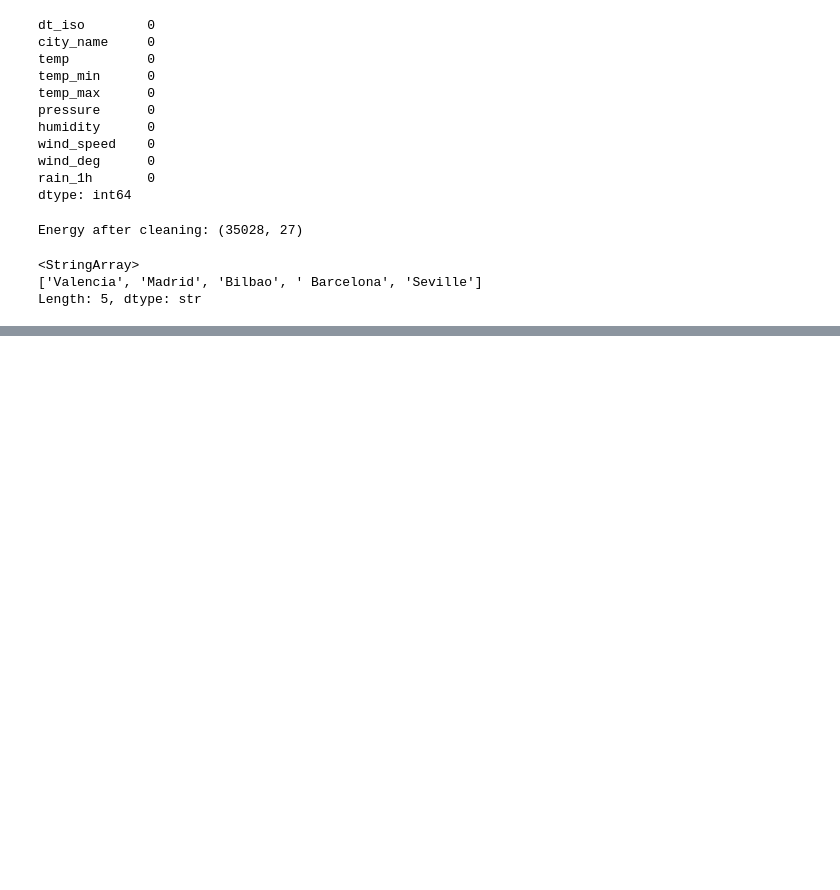
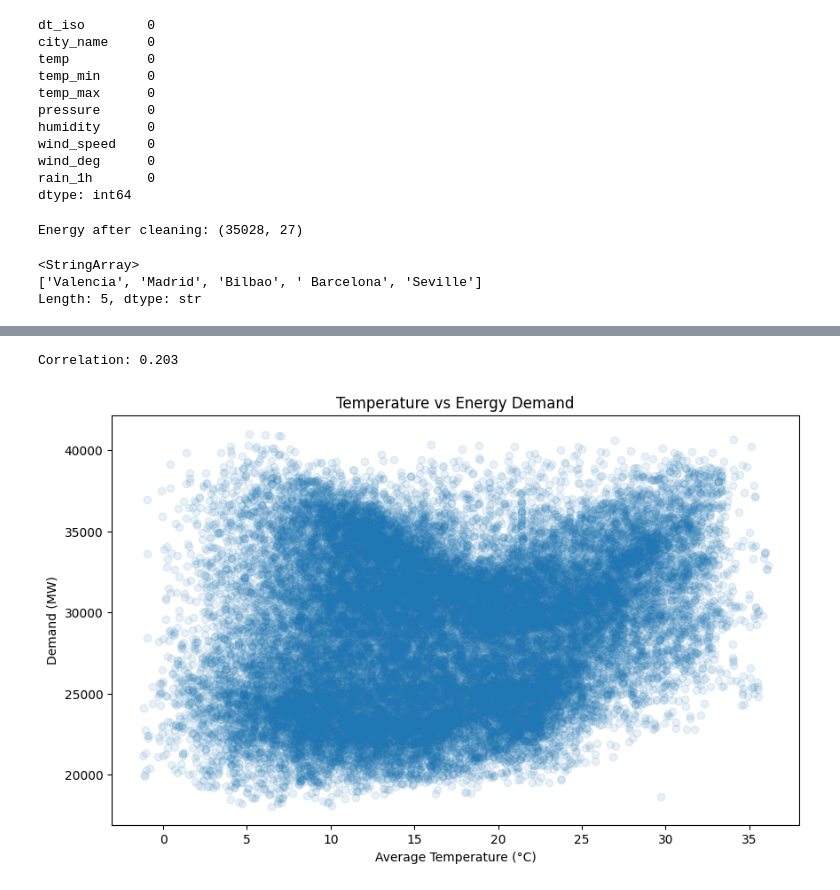
Before and after one commit to AhadAliBaig/Energy-Demand-generation-and-weather, a Jupyter notebook: notebooks/data_exploration.ipynb, the cells around one changed output, grey strips where cells are left out. Saved outputs shown, nothing was run; the diff lists cells and outputs as text; code cells hidden in the pictures; blank space fills up the shorter version.

```diff
--- a/notebooks/data_exploration.ipynb
+++ b/notebooks/data_exploration.ipynb
@@ -99,0 +123,8 @@ energy_df[['total load actual', 'price actual']].describe()
+# %%
+# Weather and Demand Analysis
+# to understand if temperature affects electricity demand
+weather_hourly = weather_df.groupby('dt_iso')['temp_celsius'].mean().reset_index()
+weather_hourly.columns = ['time', 'avg_temp']
+
+print(weather_hourly.shape)
+print(weather_hourly.head())
@@ -99,0 +139,13 @@ energy_df[['total load actual', 'price actual']].describe()
+# %%
+# merging weather and energy based on timestamps similar how we join 2 tables in SQL
+
+merged_df  = pd.merge(
+    energy_df,
+    weather_hourly,
+    left_on='time',
+    right_on='time',
+    how='inner'
+)
+
+print(f"Merged shape: {merged_df.shape}")
+print(merged_df[['time', 'total load actual', 'avg_temp']].head())
@@ -99,0 +160,18 @@ energy_df[['total load actual', 'price actual']].describe()
+# %%
+#checking the correlation from above
+correlation = merged_df['avg_temp'].corr(merged_df['total load actual'])
+print(f"Correlation: {correlation:.3f}")
+
+#found the correlation to be 0.203, which doesn't makes much sense from a logical perspective
+#from a bit of googling what I can see is correlation measures linear relationships whereas temp vs demand is different
+# %% [output]
+Correlation: 0.203
+# %%
+plt.figure(figsize=(10, 6))
+plt.scatter(merged_df['avg_temp'], merged_df['total load actual'], alpha=0.1)
+plt.xlabel('Average Temperature (°C)')
+plt.ylabel('Demand (MW)')
+plt.title('Temperature vs Energy Demand')
+plt.show()
+# %% [output]
+[figure, added]
```
Also changed, not shown: parts of 5 cells of this notebook, 2 other files.
